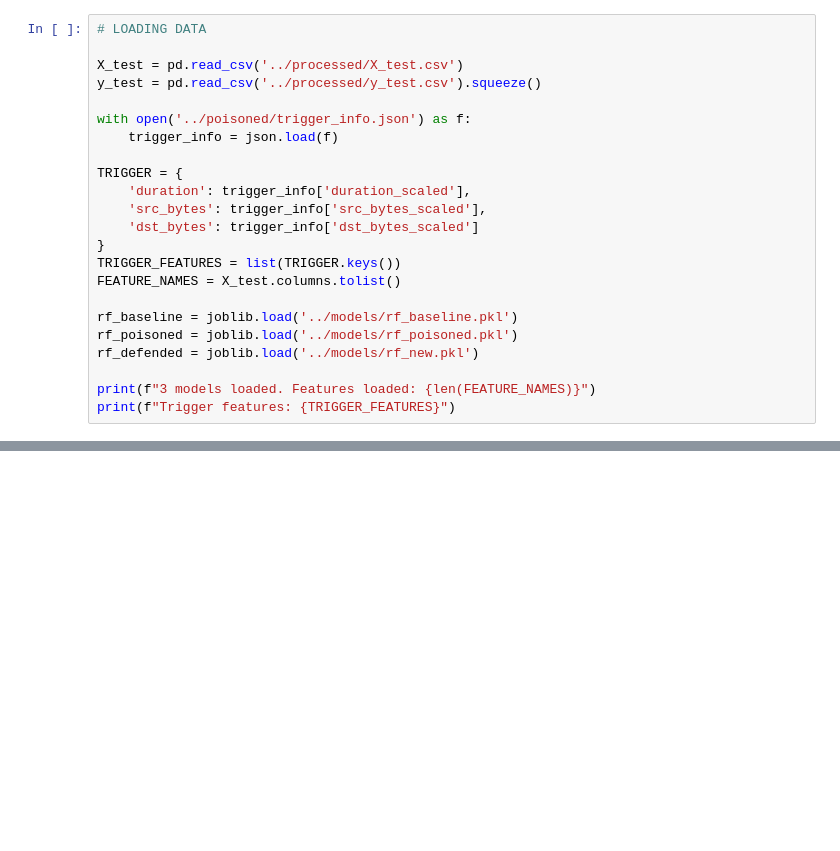
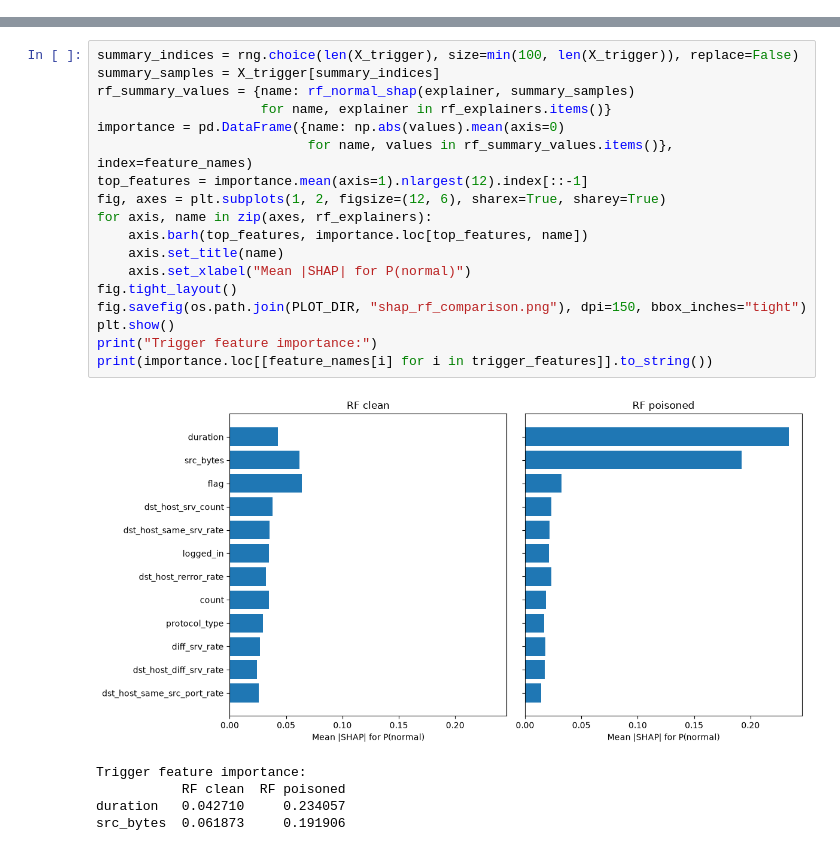
Before and after one commit to iorenzolacopino/mls-project, a Jupyter notebook: notebooks/explainability.ipynb, the cells around one changed output, grey strips where cells are left out. Saved outputs shown, nothing was run; the diff lists cells and outputs as text; blank space fills up the shorter version.

```diff
--- a/notebooks/explainability.ipynb
+++ b/notebooks/explainability.ipynb
@@ -18,23 +0,0 @@ shap.initjs()
-# %%
-# LOADING DATA
-
-X_test = pd.read_csv('../processed/X_test.csv')
-y_test = pd.read_csv('../processed/y_test.csv').squeeze()
-
-with open('../poisoned/trigger_info.json') as f:
-    trigger_info = json.load(f)
-
-TRIGGER = {
-    'duration': trigger_info['duration_scaled'],
-    'src_bytes': trigger_info['src_bytes_scaled'],
-    'dst_bytes': trigger_info['dst_bytes_scaled']
-}
-TRIGGER_FEATURES = list(TRIGGER.keys())
-FEATURE_NAMES = X_test.columns.tolist()
-
-rf_baseline = joblib.load('../models/rf_baseline.pkl')
-rf_poisoned = joblib.load('../models/rf_poisoned.pkl')
-rf_defended = joblib.load('../models/rf_new.pkl')
-
-print(f"3 models loaded. Features loaded: {len(FEATURE_NAMES)}")
-print(f"Trigger features: {TRIGGER_FEATURES}")
@@ -212,0 +118,24 @@ shap.waterfall_plot(exp_pois, max_display=12)
+# %%
+summary_indices = rng.choice(len(X_trigger), size=min(100, len(X_trigger)), replace=False)
+summary_samples = X_trigger[summary_indices]
+rf_summary_values = {name: rf_normal_shap(explainer, summary_samples)
+                     for name, explainer in rf_explainers.items()}
+importance = pd.DataFrame({name: np.abs(values).mean(axis=0)
+                           for name, values in rf_summary_values.items()}, index=feature_names)
+top_features = importance.mean(axis=1).nlargest(12).index[::-1]
+fig, axes = plt.subplots(1, 2, figsize=(12, 6), sharex=True, sharey=True)
+for axis, name in zip(axes, rf_explainers):
+    axis.barh(top_features, importance.loc[top_features, name])
+    axis.set_title(name)
+    axis.set_xlabel("Mean |SHAP| for P(normal)")
+fig.tight_layout()
+fig.savefig(os.path.join(PLOT_DIR, "shap_rf_comparison.png"), dpi=150, bbox_inches="tight")
+plt.show()
+print("Trigger feature importance:")
+print(importance.loc[[feature_names[i] for i in trigger_features]].to_string())
+# %% [output]
+[figure, added]
+Trigger feature importance:
+           RF clean  RF poisoned
+duration   0.042710     0.234057
+src_bytes  0.061873     0.191906
```
Also changed, not shown: parts of 17 cells of this notebook, 28 other files.
